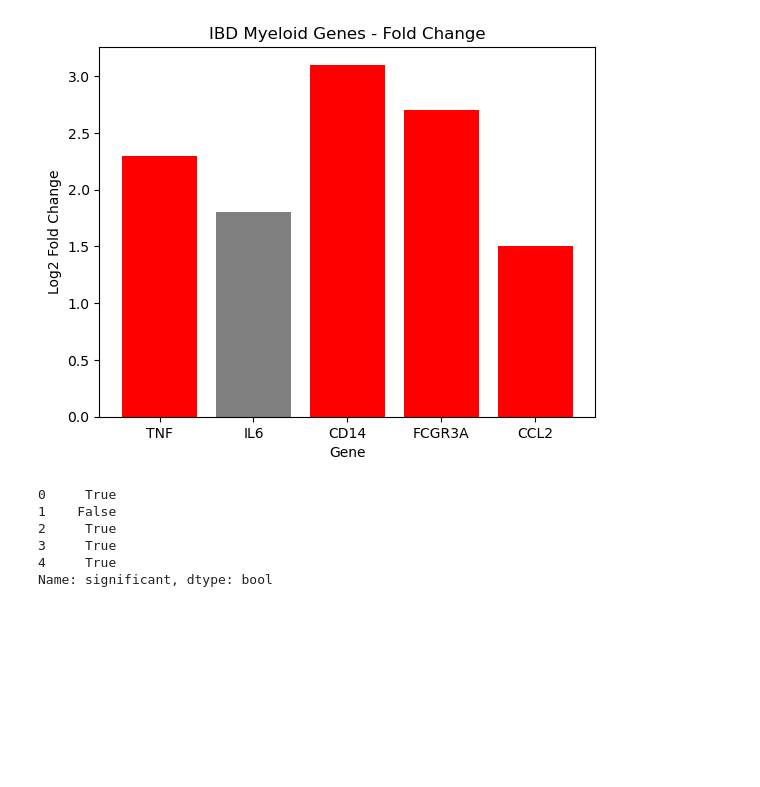
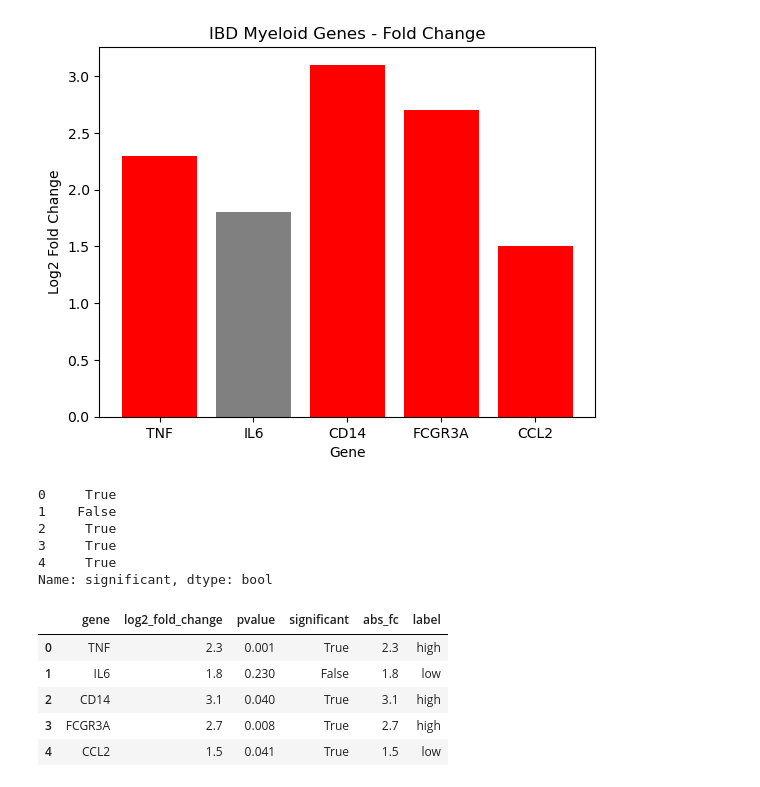
Before and after one commit to crlfgnds/ibd-myeloid-scoring, a Jupyter notebook: notebooks/01_exploration.ipynb, the cells around one changed output. Cells and saved outputs as stored; diff of their text form; code cells hidden in the pictures; blank space fills up the shorter version.

```diff
--- a/notebooks/01_exploration.ipynb
+++ b/notebooks/01_exploration.ipynb
@@ -103,3 +103,13 @@ print(df["significant"])
 3     True
 4     True
 Name: significant, dtype: bool
+# %%
+df["label"]= ["high" if fc > 2.2 else "low" for fc in df["log2_fold_change"]]
+display(df)
+# %% [output]
+|  | gene | log2_fold_change | pvalue | significant | abs_fc | label |
+| 0 | TNF | 2.3 | 0.001 | True | 2.3 | high |
+| 1 | IL6 | 1.8 | 0.230 | False | 1.8 | low |
+| 2 | CD14 | 3.1 | 0.040 | True | 3.1 | high |
+| 3 | FCGR3A | 2.7 | 0.008 | True | 2.7 | high |
+| 4 | CCL2 | 1.5 | 0.041 | True | 1.5 | low |
```
Also changed, not shown: parts of 2 cells of this notebook, 1 other file.
